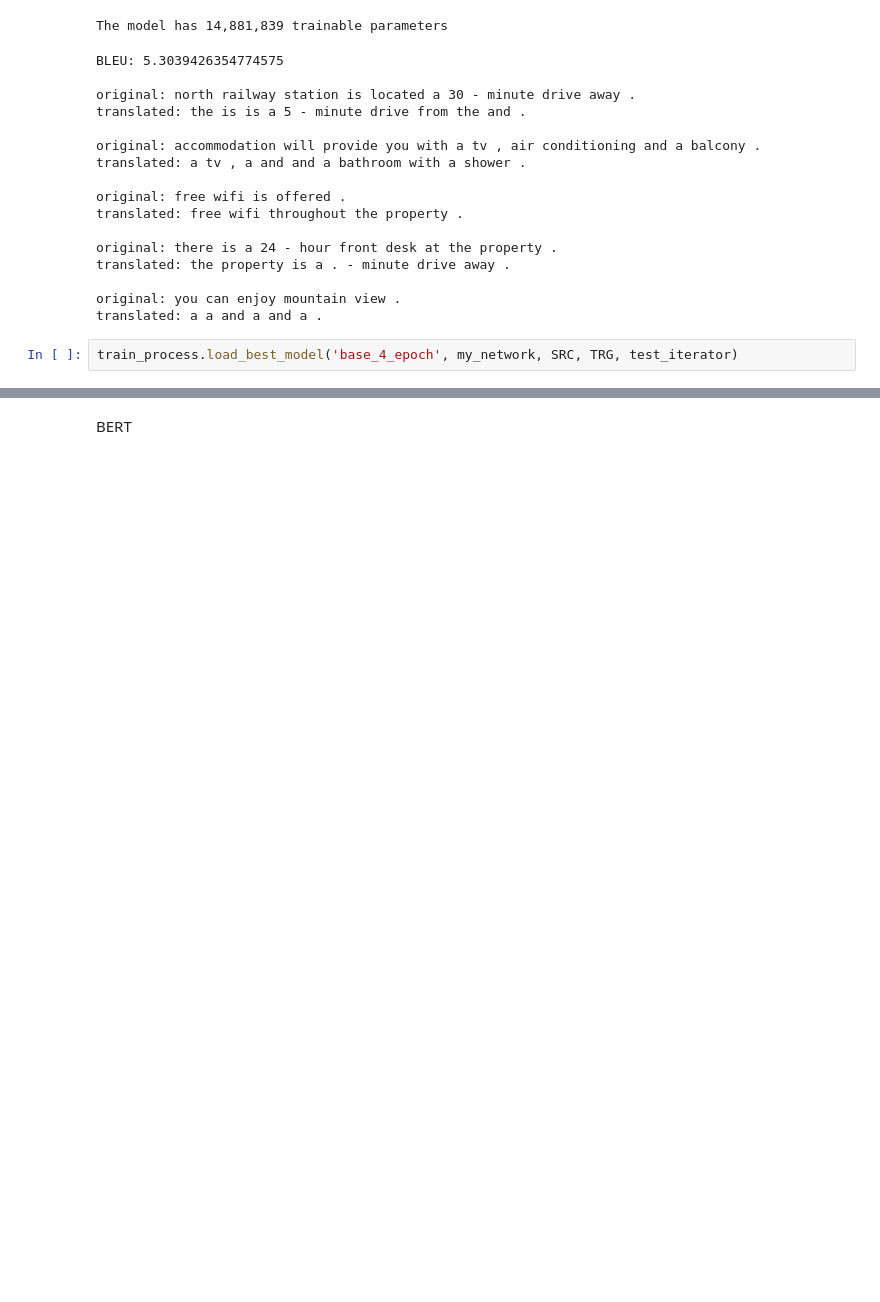
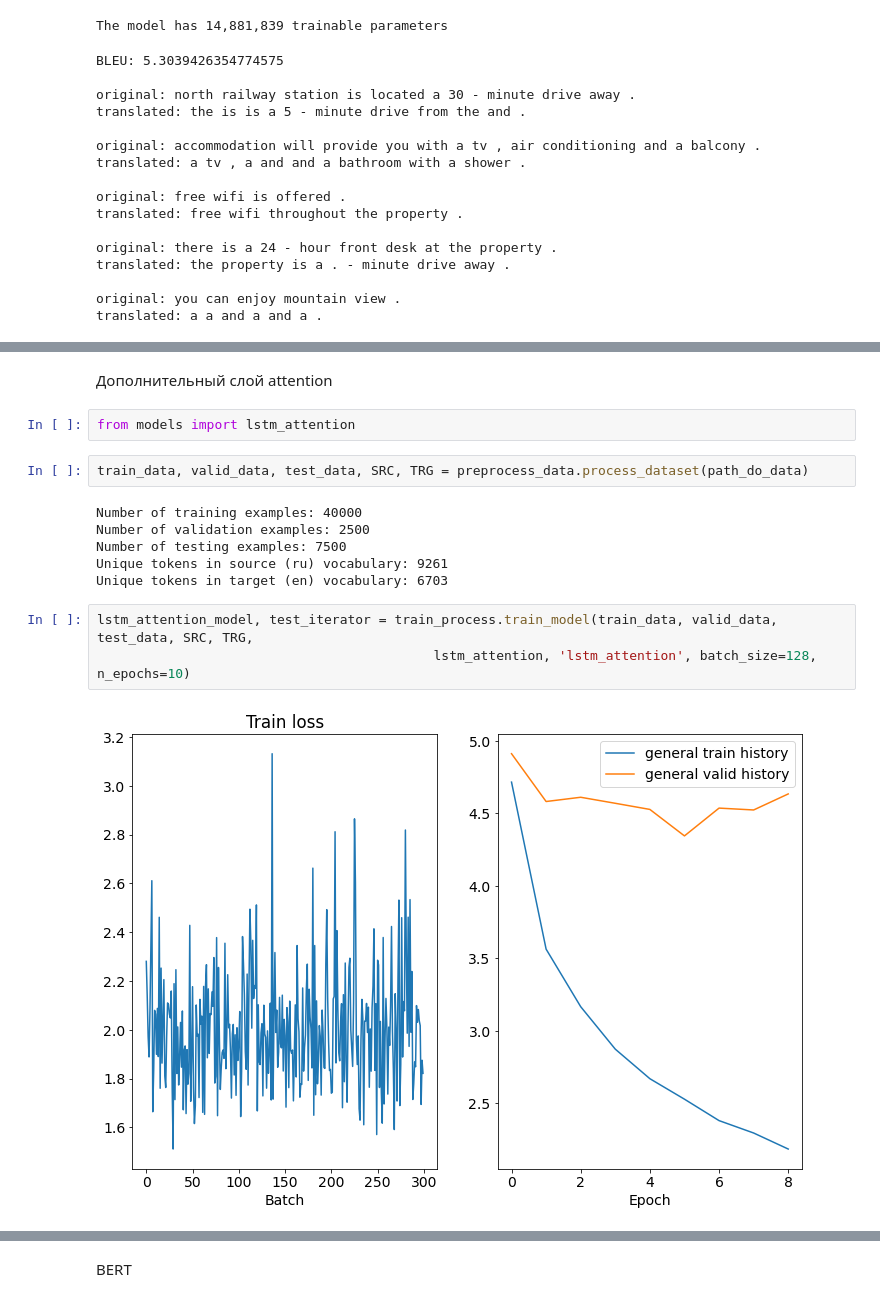
Before and after one commit to Makesomenotes/made_nlp_2022_v2, a Jupyter notebook: nlp/homeworks/lab02_neural_machine_translation/lab_experiements.ipynb, the cells around one changed output, grey strips where cells are left out. Drawn from its saved outputs; the diff is of its cells as text; blank space fills up the shorter version.

```diff
--- a/nlp/homeworks/lab02_neural_machine_translation/lab_experiements.ipynb
+++ b/nlp/homeworks/lab02_neural_machine_translation/lab_experiements.ipynb
@@ -118,5 +118,3 @@ translated: the property is a . - minute drive away .
 
 original: you can enjoy mountain view .
 translated: a a and a and a .
-# %%
-train_process.load_best_model('base_4_epoch', my_network, SRC, TRG, test_iterator)
@@ -137,0 +121,17 @@ Seq2Seq(
+# %% [markdown]
+Дополнительный слой attention
+# %%
+from models import lstm_attention
+# %%
+train_data, valid_data, test_data, SRC, TRG = preprocess_data.process_dataset(path_do_data)
+# %% [output]
+Number of training examples: 40000
+Number of validation examples: 2500
+Number of testing examples: 7500
+Unique tokens in source (ru) vocabulary: 9261
+Unique tokens in target (en) vocabulary: 6703
+# %%
+lstm_attention_model, test_iterator = train_process.train_model(train_data, valid_data, test_data, SRC, TRG,
+                                           lstm_attention, 'lstm_attention', batch_size=128, n_epochs=10)
+# %% [output]
+[figure, added]
```
Also changed, not shown: parts of 12 cells of this notebook.
